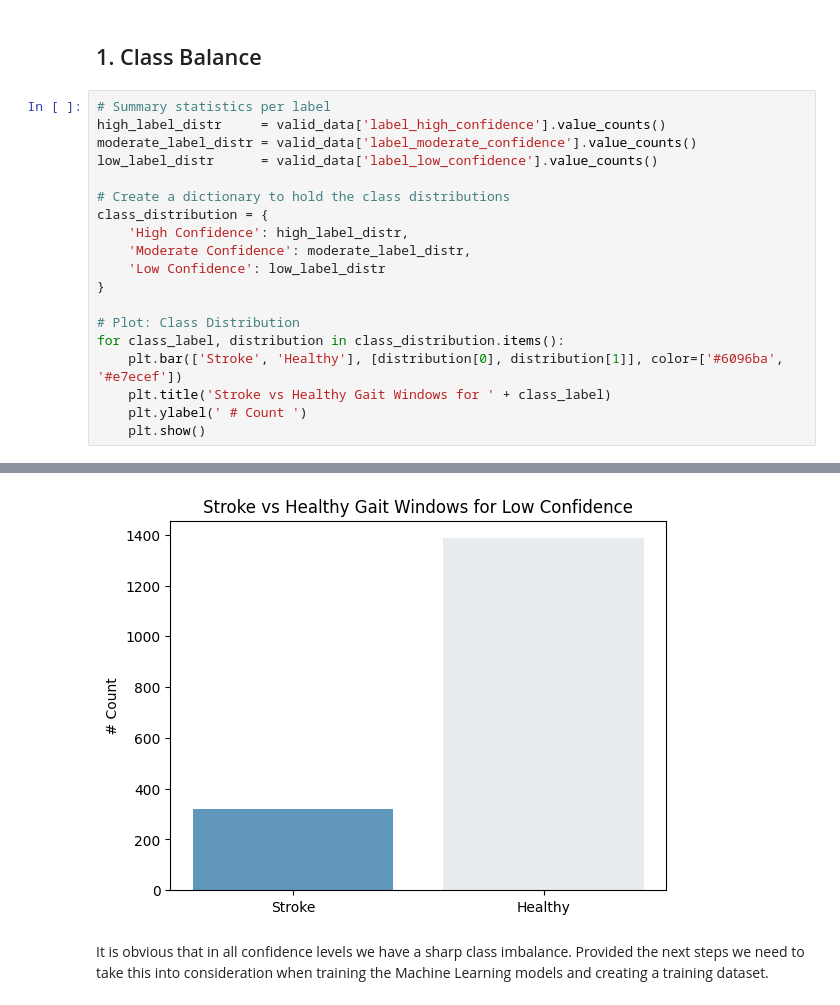
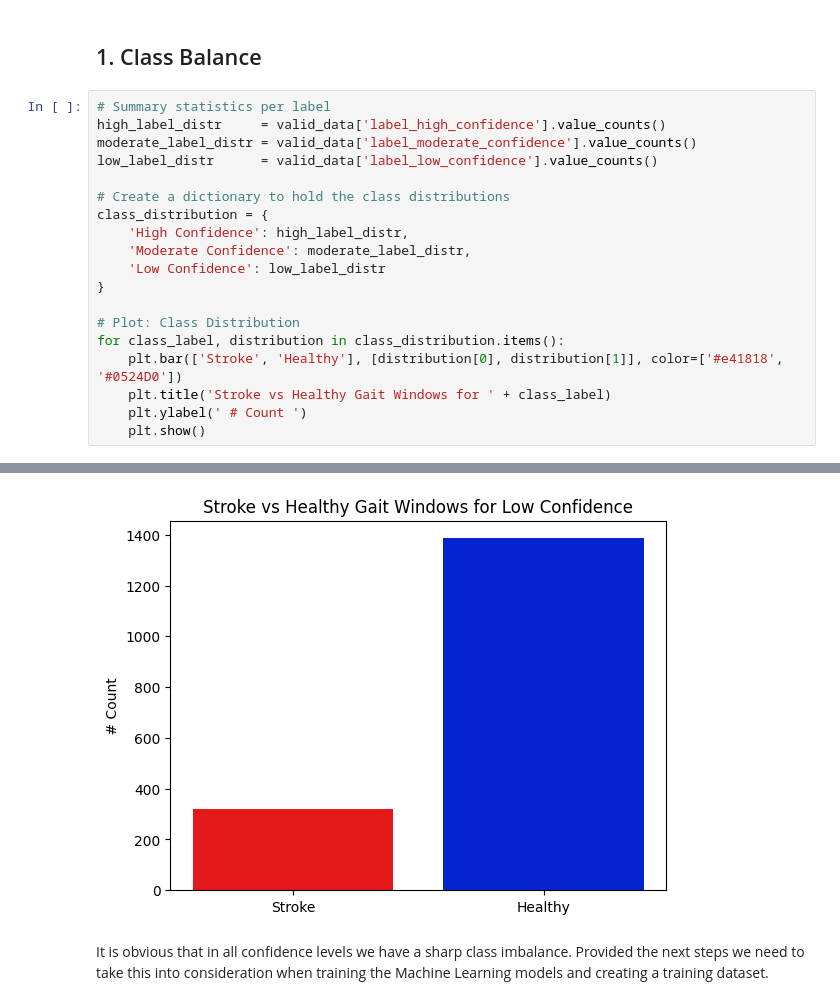
Before and after one commit to StamatisOrfanos/GaitRehab, a Jupyter notebook: gait_detection.ipynb, the cells around one changed output, grey strips where cells are left out. Cells and saved outputs as stored; diff of their text form.

```diff
--- a/gait_detection.ipynb
+++ b/gait_detection.ipynb
@@ -257,7 +257,7 @@ class_distribution = {
 
 # Plot: Class Distribution
 for class_label, distribution in class_distribution.items():
-    plt.bar(['Stroke', 'Healthy'], [distribution[0], distribution[1]], color=['#6096ba', '#e7ecef'])
+    plt.bar(['Stroke', 'Healthy'], [distribution[0], distribution[1]], color=['#e41818', '#0524D0'])
     plt.title('Stroke vs Healthy Gait Windows for ' + class_label)
     plt.ylabel(' # Count ')
     plt.show()
@@ -267,4 +267,4 @@ for class_label, distribution in class_distribution.items():
-[figure, old version]
+[figure, new version]
 # %% [markdown]
 It is obvious that in all confidence levels we have a sharp class imbalance. Provided the next steps we need to take this into consideration when training the Machine Learning models and creating a training dataset.
 # %% [markdown]
```
Also changed, not shown: parts of 6 cells of this notebook, 2 other files.
